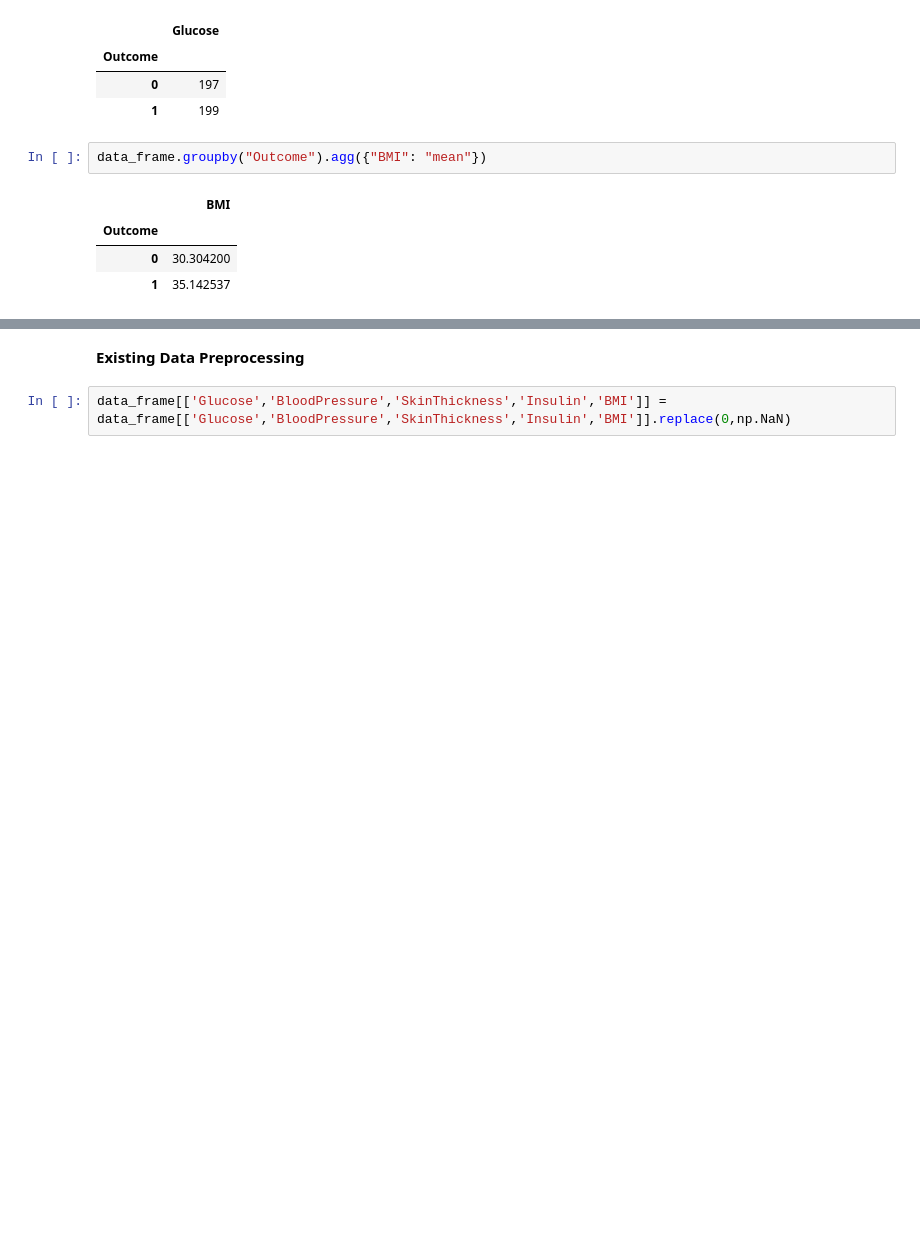
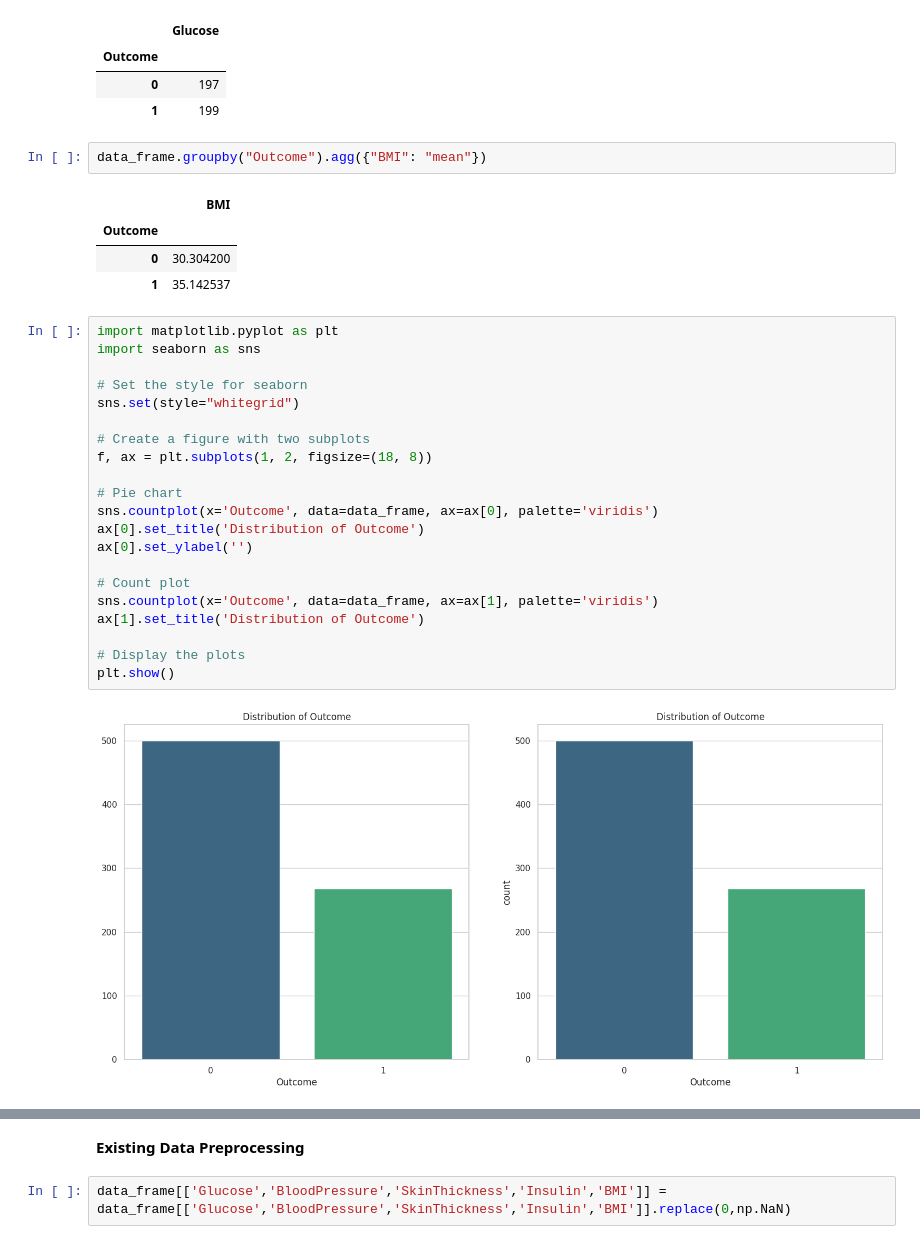
Before and after one commit to DurjoyAcharya/Diabetes-Prediction, a Jupyter notebook: Diabetes_Prediction.ipynb, the cells around one changed output, grey strips where cells are left out. Cells and saved outputs as stored; diff of their text form; blank space fills up the shorter version.

```diff
--- a/Diabetes_Prediction.ipynb
+++ b/Diabetes_Prediction.ipynb
@@ -182,6 +182,29 @@ data_frame.groupby("Outcome").agg({"BMI": "mean"})
 | Outcome |  |
 | 0 | 30.304200 |
 | 1 | 35.142537 |
+# %%
+import matplotlib.pyplot as plt
+import seaborn as sns
+
+# Set the style for seaborn
+sns.set(style="whitegrid")
+
+# Create a figure with two subplots
+f, ax = plt.subplots(1, 2, figsize=(18, 8))
+
+# Pie chart
+sns.countplot(x='Outcome', data=data_frame, ax=ax[0], palette='viridis')
+ax[0].set_title('Distribution of Outcome')
+ax[0].set_ylabel('')
+
+# Count plot
+sns.countplot(x='Outcome', data=data_frame, ax=ax[1], palette='viridis')
+ax[1].set_title('Distribution of Outcome')
+
+# Display the plots
+plt.show()
+# %% [output]
+[figure, added]
 # %%
 # corr() is used to find the pairwise correlation of all columns in the dataframe
 data_frame.corr()
```
Also changed, not shown: parts of 38 cells of this notebook.
